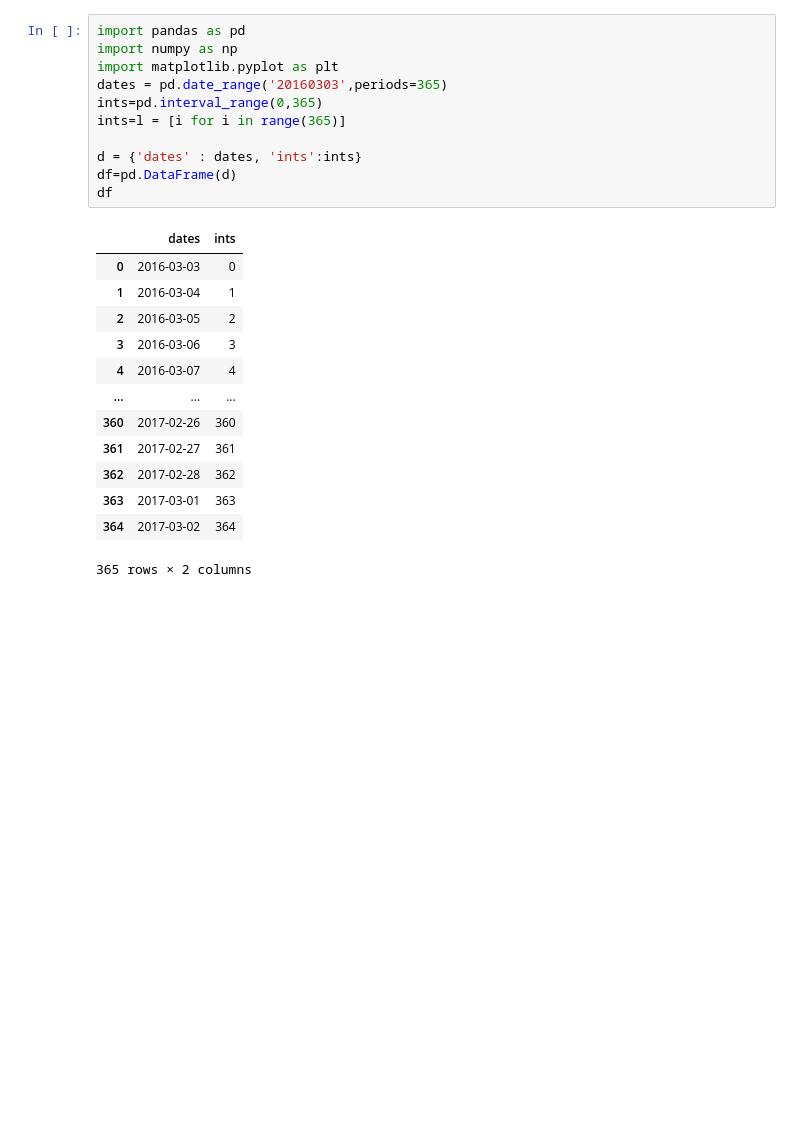
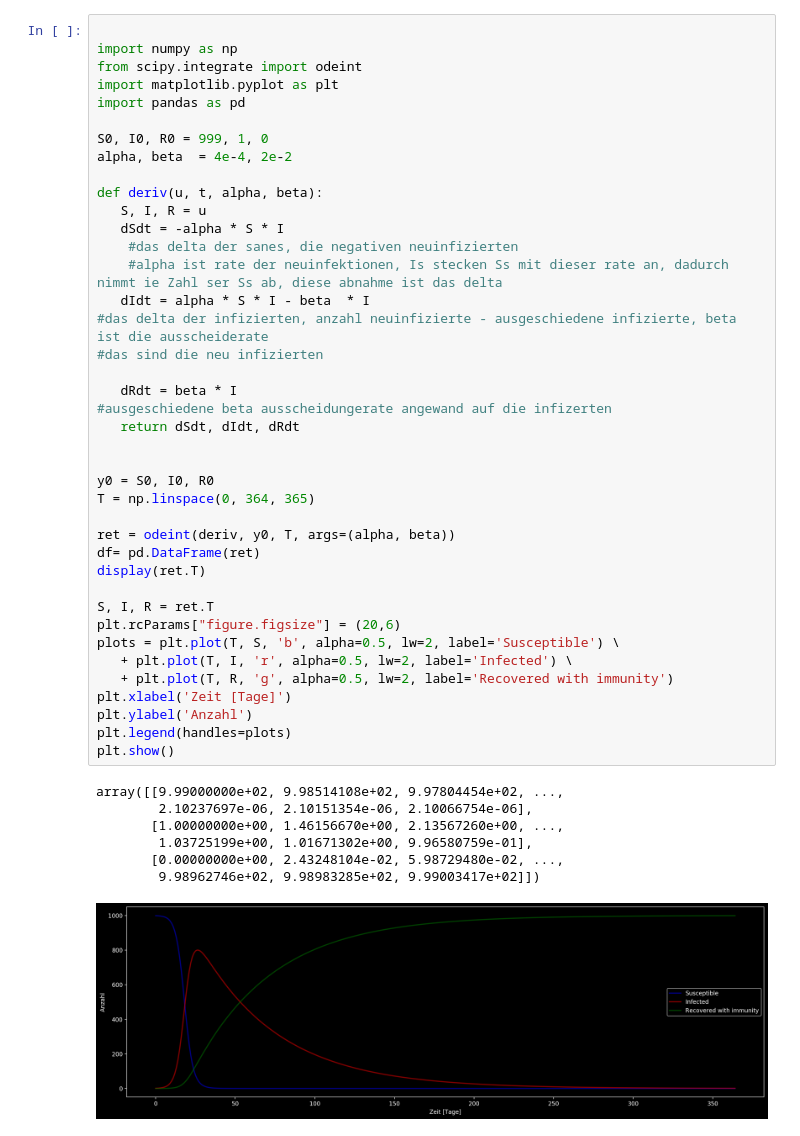
Before and after one commit to dev-main/Modeljpynb, a Jupyter notebook: DifferentiaSIR.ipynb, the cells around one changed output. Saved outputs shown, nothing was run; the diff lists cells and outputs as text; blank space fills up the shorter version.

```diff
--- a/DifferentiaSIR.ipynb
+++ b/DifferentiaSIR.ipynb
@@ -1,25 +1,48 @@
-# %%
-import pandas as pd
-import numpy as np
-import matplotlib.pyplot as plt
-dates = pd.date_range('20160303',periods=365)
-ints=pd.interval_range(0,365)
-ints=l = [i for i in range(365)]
-
-d = {'dates' : dates, 'ints':ints}
-df=pd.DataFrame(d)
-df
-# %% [output]
-|  | dates | ints |
-| 0 | 2016-03-03 | 0 |
-| 1 | 2016-03-04 | 1 |
-| 2 | 2016-03-05 | 2 |
-| 3 | 2016-03-06 | 3 |
-| 4 | 2016-03-07 | 4 |
-| ... | ... | ... |
-| 360 | 2017-02-26 | 360 |
-| 361 | 2017-02-27 | 361 |
-| 362 | 2017-02-28 | 362 |
-| 363 | 2017-03-01 | 363 |
-| 364 | 2017-03-02 | 364 |
-365 rows × 2 columns
+# %%
+
+import numpy as np
+from scipy.integrate import odeint
+import matplotlib.pyplot as plt
+import pandas as pd
+
+S0, I0, R0 = 999, 1, 0
+alpha, beta  = 4e-4, 2e-2
+
+def deriv(u, t, alpha, beta):
+   S, I, R = u
+   dSdt = -alpha * S * I
+    #das delta der sanes, die negativen neuinfizierten
+    #alpha ist rate der neuinfektionen, Is stecken Ss mit dieser rate an, dadurch nimmt ie Zahl ser Ss ab, diese abnahme ist das delta
+   dIdt = alpha * S * I - beta  * I
+#das delta der infizierten, anzahl neuinfizierte - ausgeschiedene infizierte, beta ist die ausscheiderate
+#das sind die neu infizierten
+
+   dRdt = beta * I
+#ausgeschiedene beta ausscheidungerate angewand auf die infizerten
+   return dSdt, dIdt, dRdt
+
+
+y0 = S0, I0, R0
+T = np.linspace(0, 364, 365)
+
+ret = odeint(deriv, y0, T, args=(alpha, beta))
+df= pd.DataFrame(ret)
+display(ret.T)
+
+S, I, R = ret.T
+plt.rcParams["figure.figsize"] = (20,6)
+plots = plt.plot(T, S, 'b', alpha=0.5, lw=2, label='Susceptible') \
+   + plt.plot(T, I, 'r', alpha=0.5, lw=2, label='Infected') \
+   + plt.plot(T, R, 'g', alpha=0.5, lw=2, label='Recovered with immunity')
+plt.xlabel('Zeit [Tage]')
+plt.ylabel('Anzahl')
+plt.legend(handles=plots)
+plt.show()
+# %% [output]
+array([[9.99000000e+02, 9.98514108e+02, 9.97804454e+02, ...,
+        2.10237697e-06, 2.10151354e-06, 2.10066754e-06],
+       [1.00000000e+00, 1.46156670e+00, 2.13567260e+00, ...,
+        1.03725199e+00, 1.01671302e+00, 9.96580759e-01],
+       [0.00000000e+00, 2.43248104e-02, 5.98729480e-02, ...,
+        9.98962746e+02, 9.98983285e+02, 9.99003417e+02]])
+[figure, added]
```
Also changed, not shown: 2 other files.
